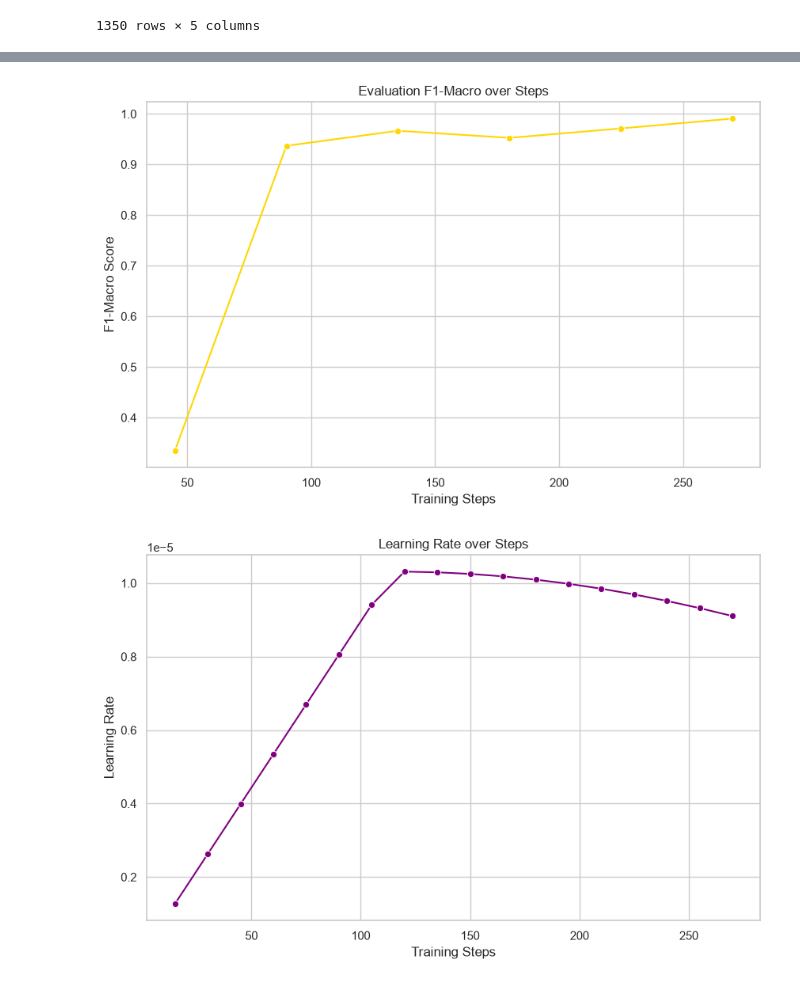
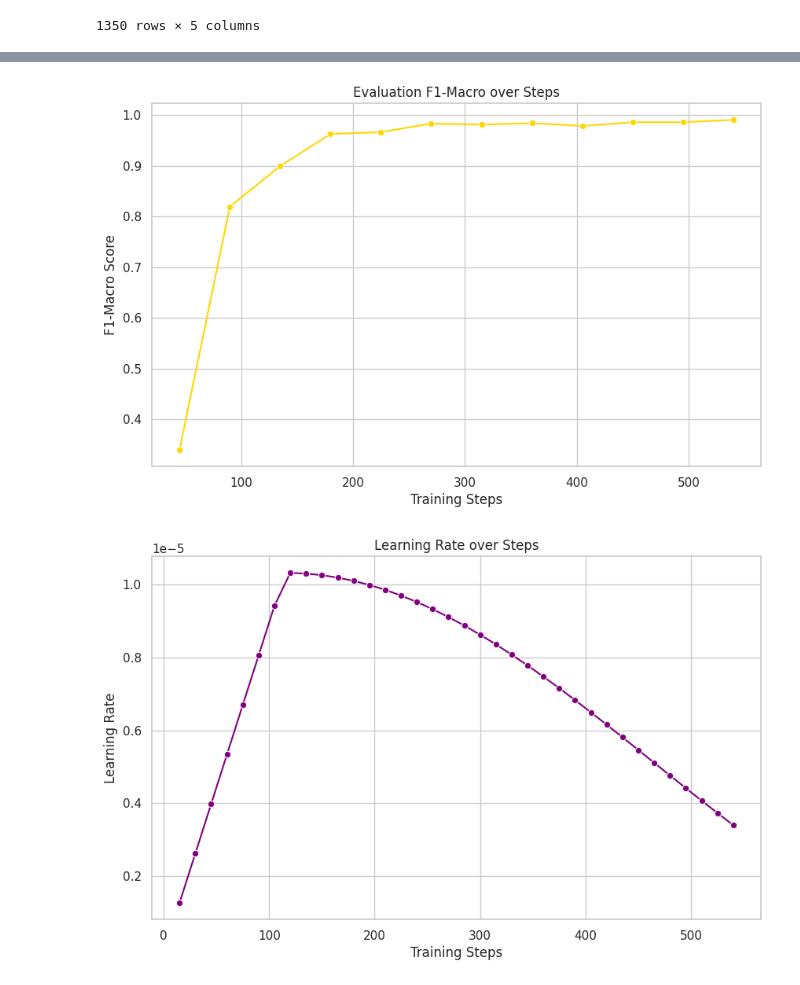
Before and after one commit to 4cekay/B101-Group2-NLP-Project, a Jupyter notebook: DetectorModel.ipynb, the cells around one changed output, grey strips where cells are left out. Drawn from its saved outputs; the diff is of its cells as text; code cells hidden in the pictures.

```diff
--- a/DetectorModel.ipynb
+++ b/DetectorModel.ipynb
@@ -589,17 +587,16 @@ results_df
 | 1349 | This appÕs notification sound is ... | 1 | 0 | 0.070589 | tweet/comment |
 1350 rows × 5 columns
 # %%
-
 # Define the path to the trainer_state.json file
 # Assuming the best model was saved in a checkpoint within deberta_v3_ai_detector_best
 # Let's find the latest checkpoint to get the trainer_state.json
-model_dir = r'.\deberta_v3_best'
 
-# Create a directory to save the plots
+# model_dir = r'.\deberta_v3_best'
+
 output_plot_dir = './metric_graphs'
 os.makedirs(output_plot_dir, exist_ok=True)
 
-trainer_state_path = r".\deberta_v3_best\checkpoint-270\trainer_state.json"
+trainer_state_path = r"trainer_state.json"
 
 if trainer_state_path and os.path.exists(trainer_state_path):
     with open(trainer_state_path, 'r') as f:
@@ -682,2 +679,2 @@ else:
-[figure, old version]
+[figure, new version]
-[figure, old version]
+[figure, new version]
```
Also changed, not shown: parts of 2 cells of this notebook.
